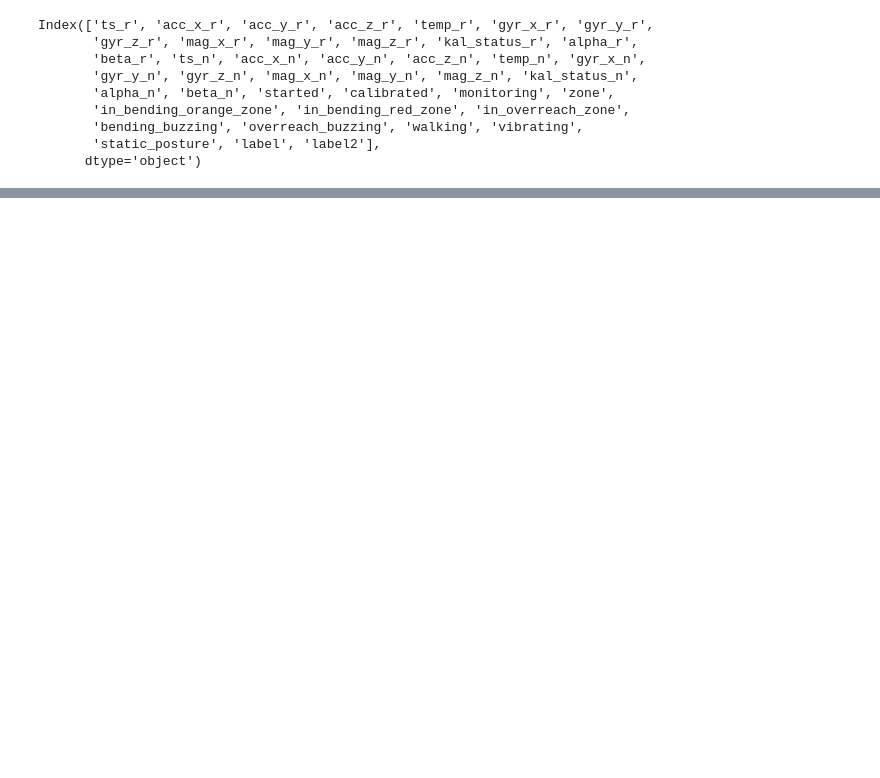
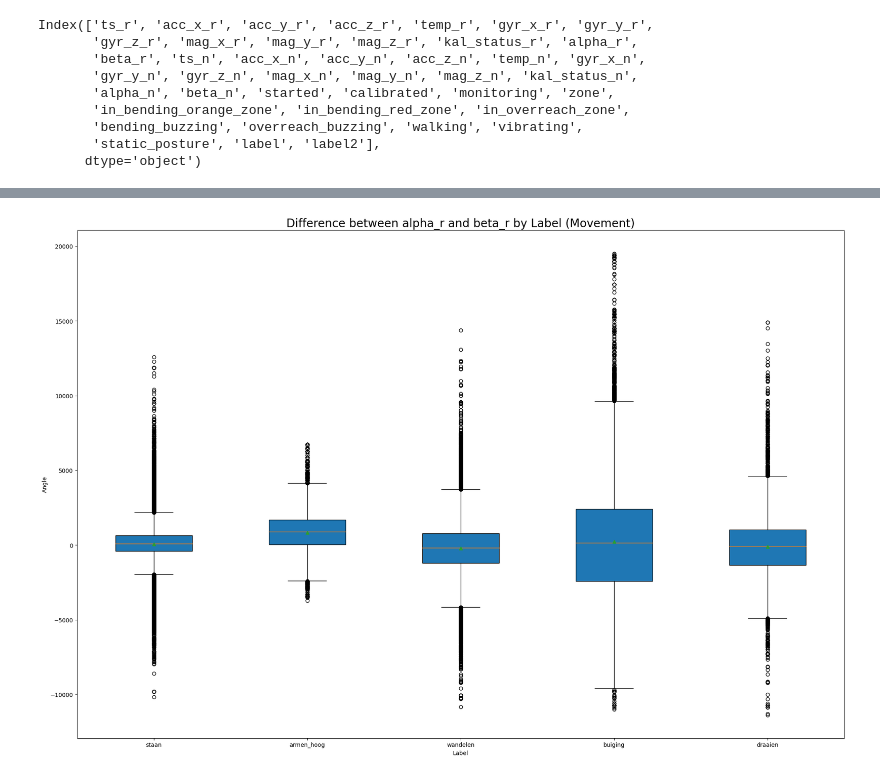
Before and after one commit to Arai-4-Data-Analysis-Team/Wearables-Data-Analysis, a Jupyter notebook: code/labeled-movement.ipynb, the cells around one changed output, grey strips where cells are left out. Saved outputs shown, nothing was run; the diff lists cells and outputs as text; code cells hidden in the pictures; blank space fills up the shorter version.

```diff
--- a/code/labeled-movement.ipynb
+++ b/code/labeled-movement.ipynb
@@ -143,0 +142,25 @@ plt.show()
+# %%
+### Box Plot of difference between 'alpha_r' and 'beta_r' by 'label'
+
+fig = plt.figure(figsize= (24, 16))
+ax = fig.add_subplot(111)
+
+ax.set_title("Difference between alpha_r and beta_r by Label (Movement)", fontsize= 20)
+ax.set
+
+data =  [df_analysis['ab_r_diff'][df_analysis['label'] == 'staan'],
+        df_analysis['ab_r_diff'][df_analysis['label'] == 'armen_hoog'],
+        df_analysis['ab_r_diff'][df_analysis['label'] == 'wandelen'],
+        df_analysis['ab_r_diff'][df_analysis['label'] == 'buiging'],
+        df_analysis['ab_r_diff'][df_analysis['label'] == 'draaien']]
+
+bp = ax.boxplot(data,
+           labels= ['staan', 'armen_hoog', 'wandelen', 'buiging', 'draaien'],
+           showmeans= True, patch_artist=True)
+
+plt.xlabel("Label")
+plt.ylabel("Angle")
+
+plt.show()
+# %% [output]
+[figure, added]
```
Also changed, not shown: parts of 13 cells of this notebook, 3 other files.
